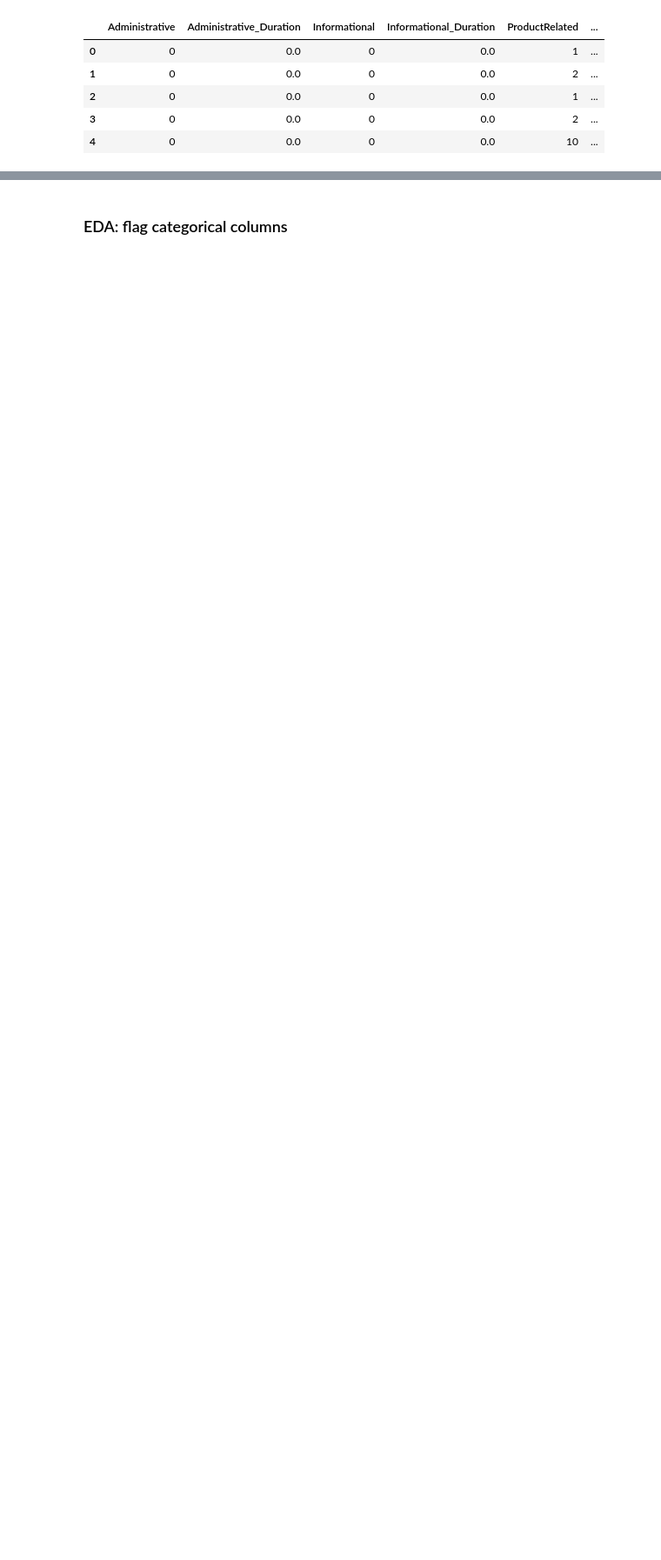
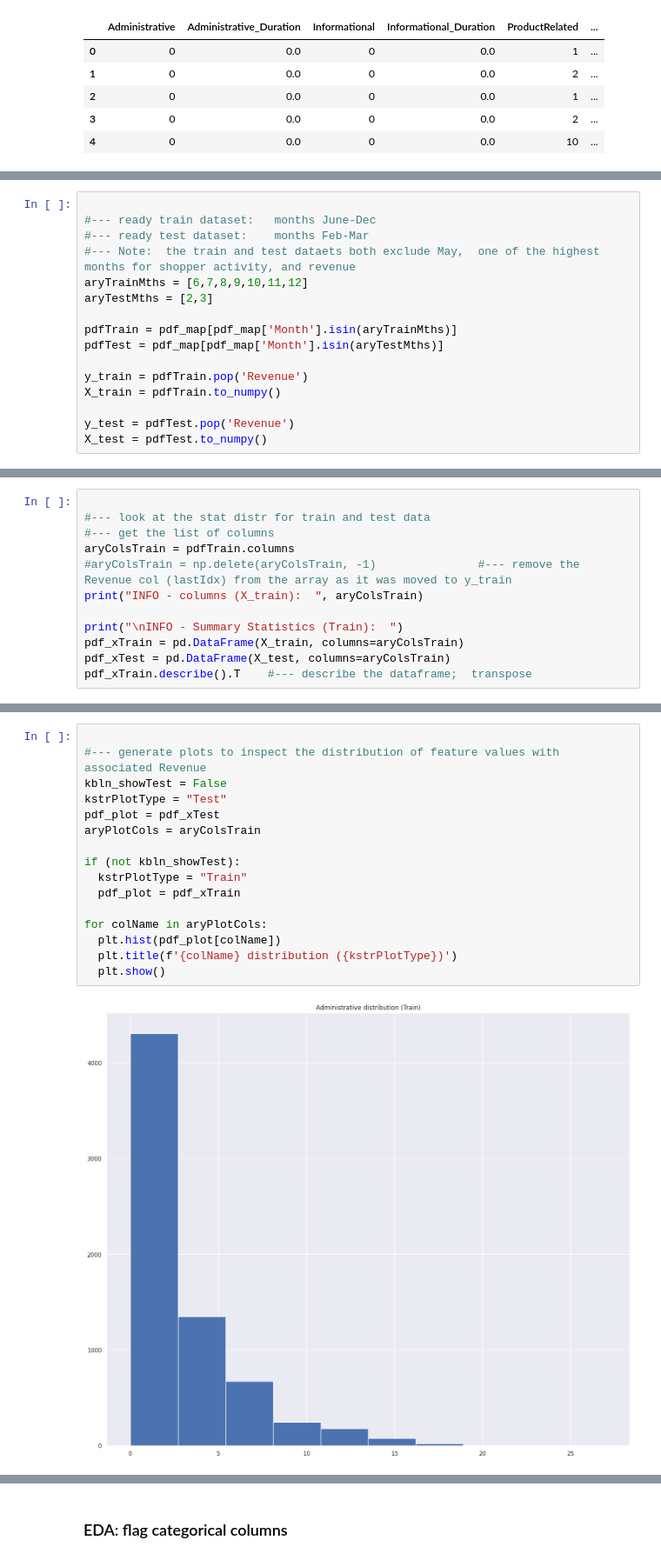
Before and after one commit to kidcoconut/fourthbrain, a Jupyter notebook: .assignments/midterm/MLE10_midterm.ipynb, the cells around one changed output, grey strips where cells are left out. Shown at 87% size. Cells and saved outputs as stored; diff of their text form; blank space fills up the shorter version.

```diff
--- a/.assignments/midterm/MLE10_midterm.ipynb
+++ b/.assignments/midterm/MLE10_midterm.ipynb
@@ -437,0 +440,16 @@ pdf_map.head()
+# %%
+
+#--- ready train dataset:   months June-Dec
+#--- ready test dataset:    months Feb-Mar
+#--- Note:  the train and test dataets both exclude May,  one of the highest months for shopper activity, and revenue
+aryTrainMths = [6,7,8,9,10,11,12]
+aryTestMths = [2,3]
+
+pdfTrain = pdf_map[pdf_map['Month'].isin(aryTrainMths)]
+pdfTest = pdf_map[pdf_map['Month'].isin(aryTestMths)]
+
+y_train = pdfTrain.pop('Revenue')
+X_train = pdfTrain.to_numpy()
+
+y_test = pdfTest.pop('Revenue')
+X_test = pdfTest.to_numpy()
@@ -437,0 +471,12 @@ pdf_map.head()
+# %%
+
+#--- look at the stat distr for train and test data
+#--- get the list of columns
+aryColsTrain = pdfTrain.columns
+#aryColsTrain = np.delete(aryColsTrain, -1)               #--- remove the Revenue col (lastIdx) from the array as it was moved to y_train
+print("INFO - columns (X_train):  ", aryColsTrain)
+
+print("\nINFO - Summary Statistics (Train):  ")
+pdf_xTrain = pd.DataFrame(X_train, columns=aryColsTrain)
+pdf_xTest = pd.DataFrame(X_test, columns=aryColsTrain)
+pdf_xTrain.describe().T    #--- describe the dataframe;  transpose
@@ -437,0 +512,18 @@ pdf_map.head()
+# %%
+
+#--- generate plots to inspect the distribution of feature values with associated Revenue
+kbln_showTest = False
+kstrPlotType = "Test"
+pdf_plot = pdf_xTest
+aryPlotCols = aryColsTrain
+
+if (not kbln_showTest):
+  kstrPlotType = "Train"
+  pdf_plot = pdf_xTrain
+
+for colName in aryPlotCols:
+  plt.hist(pdf_plot[colName])
+  plt.title(f'{colName} distribution ({kstrPlotType})')
+  plt.show()
+# %% [output]
+[figure, added]
```
Also changed, not shown: parts of 54 cells of this notebook.
